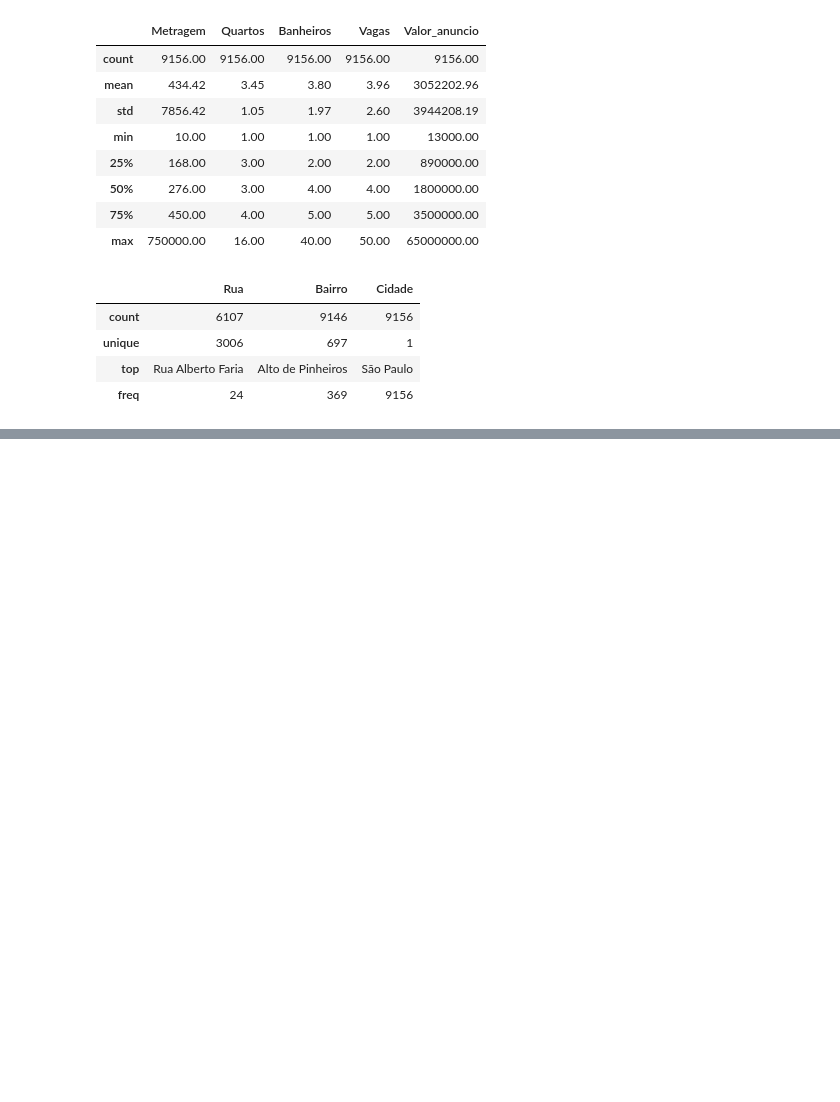
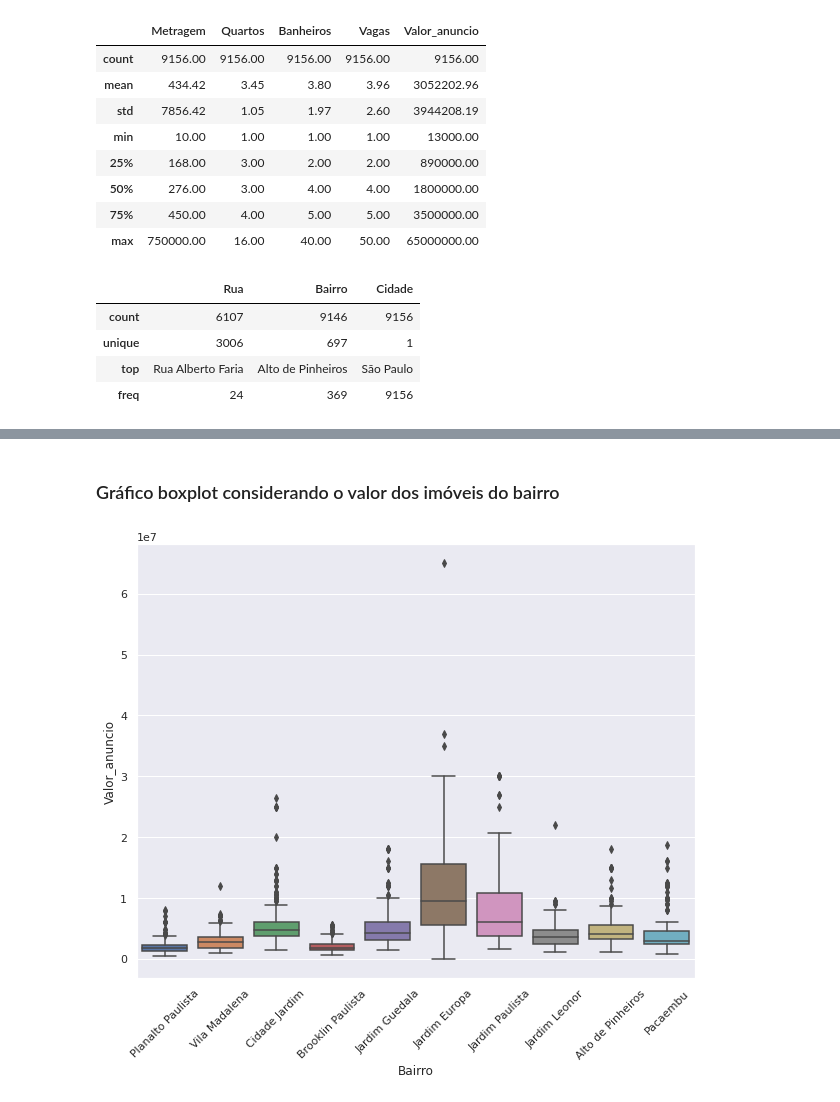
Before and after one commit to JaquelineJunko/alura_imersao_dados_4, a Jupyter notebook: aula01.ipynb, the cells around one changed output, grey strips where cells are left out. Cells and saved outputs as stored; diff of their text form; code cells hidden in the pictures; blank space fills up the shorter version.

```diff
--- a/aula01.ipynb
+++ b/aula01.ipynb
@@ -405,0 +584,9 @@ pd.read_csv(ibge_url, delimiter=';')
+# %% [markdown]
+### Gráfico boxplot considerando o valor dos imóveis do bairro
+# %%
+plt.figure(figsize=(10, 8))
+ax = sns.boxplot(data = dados_filtrados.query('Bairro in @top10_bairros'), x='Bairro', y='Valor_anuncio')
+ax.tick_params(axis='x', rotation=45)
+plt.show()
+# %% [output]
+[figure, added]
```
Also changed, not shown: parts of 31 cells of this notebook.
